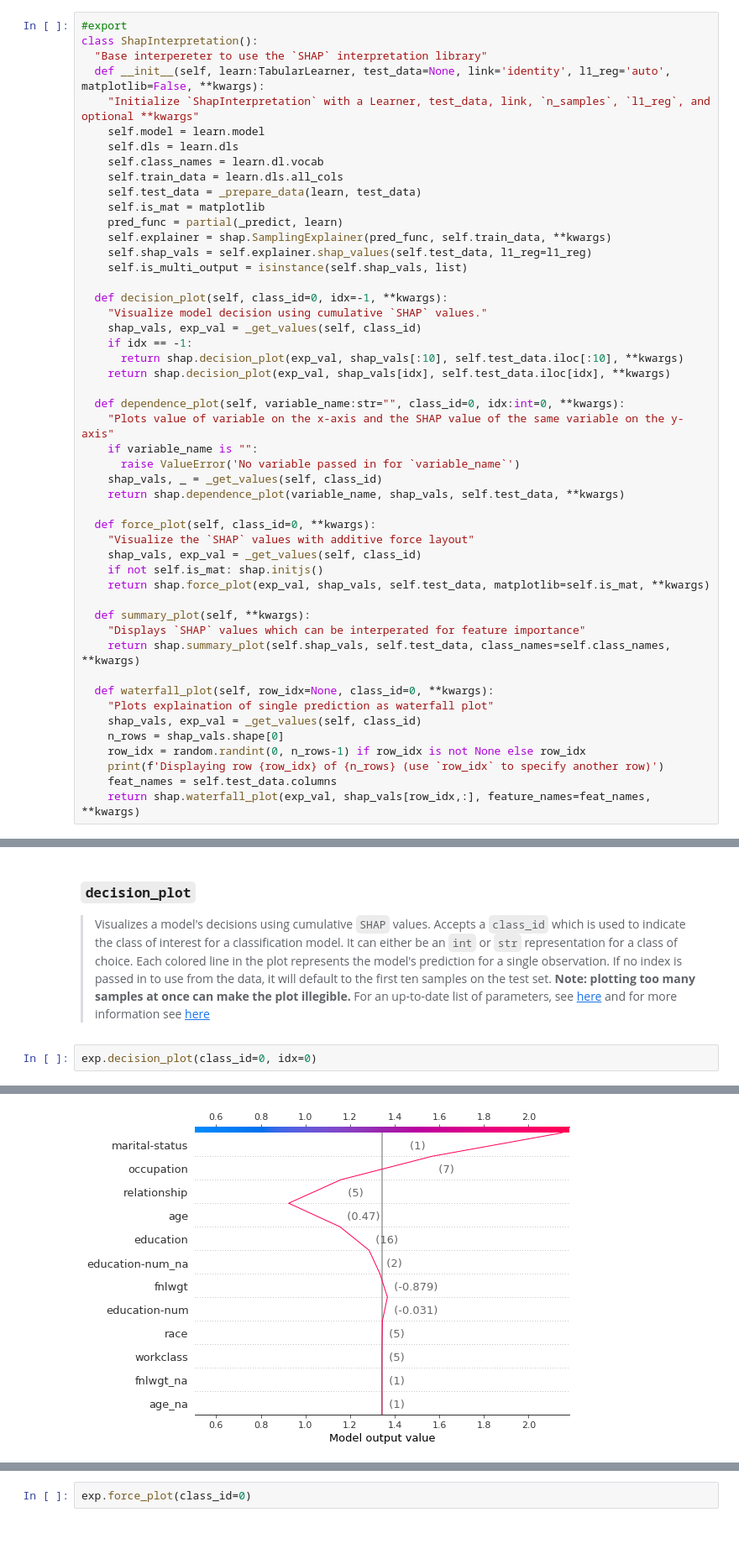
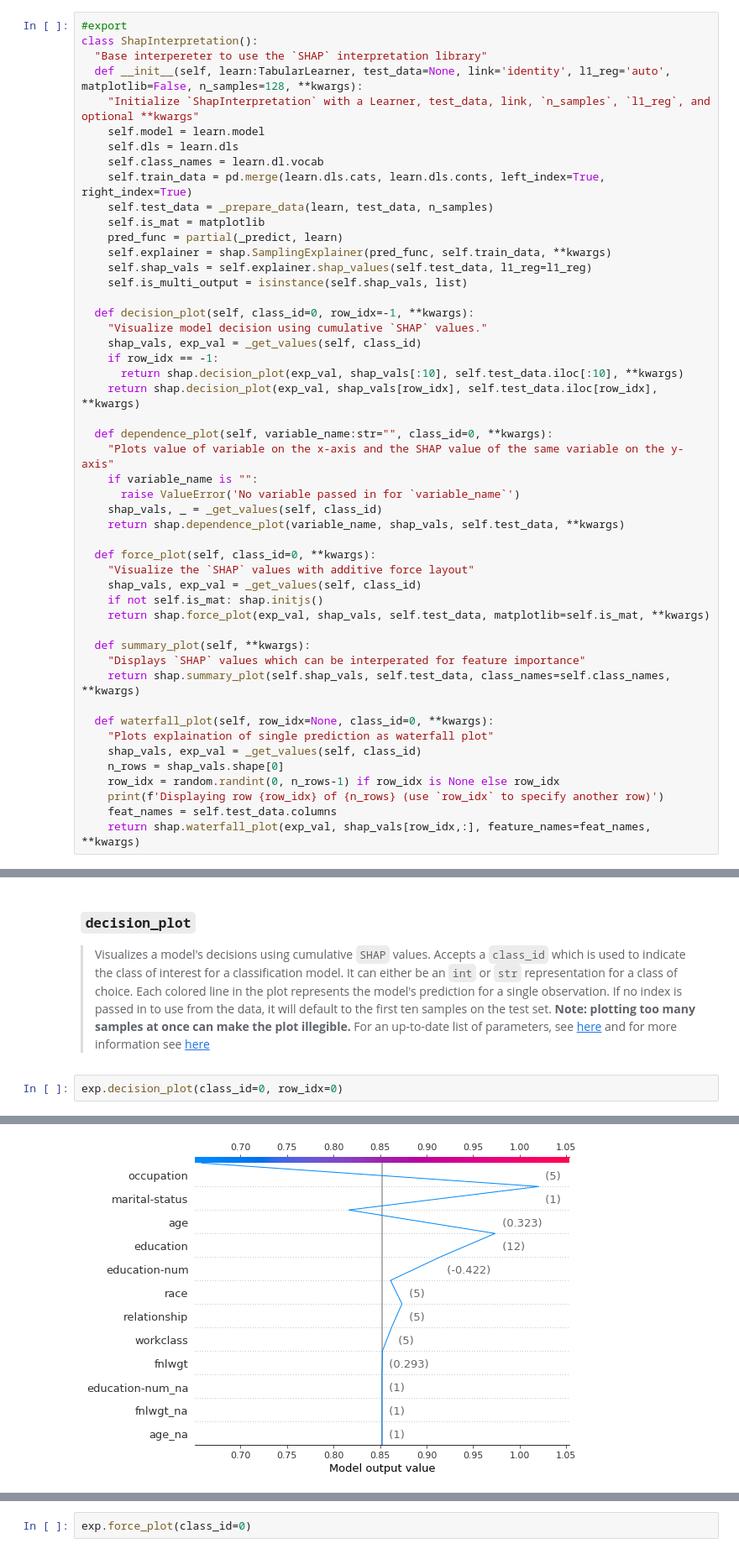
Before and after one commit to nestordemeure/fastshap, a Jupyter notebook: nbs/01_interpret.ipynb, the cells around one changed output, grey strips where cells are left out. Shown: that part at 84% size. Cells and saved outputs as stored; diff of their text form.

```diff
--- a/nbs/01_interpret.ipynb
+++ b/nbs/01_interpret.ipynb
@@ -39,27 +39,27 @@ learn.fit(1, 1e-2)
 #export
 class ShapInterpretation():
   "Base interpereter to use the `SHAP` interpretation library"
-  def __init__(self, learn:TabularLearner, test_data=None, link='identity', l1_reg='auto', matplotlib=False, **kwargs):
+  def __init__(self, learn:TabularLearner, test_data=None, link='identity', l1_reg='auto', matplotlib=False, n_samples=128, **kwargs):
     "Initialize `ShapInterpretation` with a Learner, test_data, link, `n_samples`, `l1_reg`, and optional **kwargs"
     self.model = learn.model
     self.dls = learn.dls
     self.class_names = learn.dl.vocab
-    self.train_data = learn.dls.all_cols
-    self.test_data = _prepare_data(learn, test_data)
+    self.train_data = pd.merge(learn.dls.cats, learn.dls.conts, left_index=True, right_index=True)
+    self.test_data = _prepare_data(learn, test_data, n_samples)
     self.is_mat = matplotlib
     pred_func = partial(_predict, learn)
     self.explainer = shap.SamplingExplainer(pred_func, self.train_data, **kwargs)
     self.shap_vals = self.explainer.shap_values(self.test_data, l1_reg=l1_reg)
     self.is_multi_output = isinstance(self.shap_vals, list)
 
-  def decision_plot(self, class_id=0, idx=-1, **kwargs):
+  def decision_plot(self, class_id=0, row_idx=-1, **kwargs):
     "Visualize model decision using cumulative `SHAP` values."
     shap_vals, exp_val = _get_values(self, class_id)
-    if idx == -1:
+    if row_idx == -1:
       return shap.decision_plot(exp_val, shap_vals[:10], self.test_data.iloc[:10], **kwargs)
-    return shap.decision_plot(exp_val, shap_vals[idx], self.test_data.iloc[idx], **kwargs)
+    return shap.decision_plot(exp_val, shap_vals[row_idx], self.test_data.iloc[row_idx], **kwargs)
 
-  def dependence_plot(self, variable_name:str="", class_id=0, idx:int=0, **kwargs):
+  def dependence_plot(self, variable_name:str="", class_id=0, **kwargs):
     "Plots value of variable on the x-axis and the SHAP value of the same variable on the y-axis"
     if variable_name is "":
       raise ValueError('No variable passed in for `variable_name`')
@@ -80,7 +80,7 @@ class ShapInterpretation():
     "Plots explaination of single prediction as waterfall plot"
     shap_vals, exp_val = _get_values(self, class_id)
     n_rows = shap_vals.shape[0]
-    row_idx = random.randint(0, n_rows-1) if row_idx is not None else row_idx
+    row_idx = random.randint(0, n_rows-1) if row_idx is None else row_idx
     print(f'Displaying row {row_idx} of {n_rows} (use `row_idx` to specify another row)')
     feat_names = self.test_data.columns
     return shap.waterfall_plot(exp_val, shap_vals[row_idx,:], feature_names=feat_names, **kwargs)
@@ -117,11 +118,11 @@ exp = ShapInterpretation(learn)
 
 > Visualizes a model's decisions using cumulative `SHAP` values. Accepts a `class_id` which is used to indicate the class of interest for a classification model. It can either be an `int` or `str` representation for a class of choice. Each colored line in the plot represents the model's prediction for a single observation. If no index is passed in to use from the data, it will default to the first ten samples on the test set. **Note: plotting too many samples at once can make the plot illegible.** For an up-to-date list of parameters, see [here](https://github.com/slundberg/shap/blob/master/shap/plots/decision.py) and for more information see [here](https://github.com/slundberg/shap/blob/master/notebooks/plots/decision_plot.ipynb)
 # %%
-exp.decision_plot(class_id=0, idx=0)
+exp.decision_plot(class_id=0, row_idx=0)
 # %% [output]
 Classification model detected, displaying score for the class <50k.
 (use `class_id` to specify another class)
-[figure, old version]
+[figure, new version]
 # %% [markdown]
 ### `dependence_plot`
 > Plots the value of a variable on the x-axis and the `SHAP` value of the same variable on the y-axis. Accepts a `class_id` and `variable_name`. `class_id`  is used to indicate the class of interest for a classification model. It can either be an `int` or `str` representation for a class of choice. This plot shows how the model depends on the given variable. Vertical dispersion of the datapoints represent interaction effects. Gray ticks along the y-axis are datapoints where the variable's values were `NaN`. For an up-to-date list of parameters, see [here](https://github.com/slundberg/shap/blob/master/shap/plots/dependence.py) and for more information see [here](https://github.com/slundberg/shap/blob/master/notebooks/plots/dependence_plot.ipynb)
```
Also changed, not shown: parts of 5 cells of this notebook, 5 other files.
